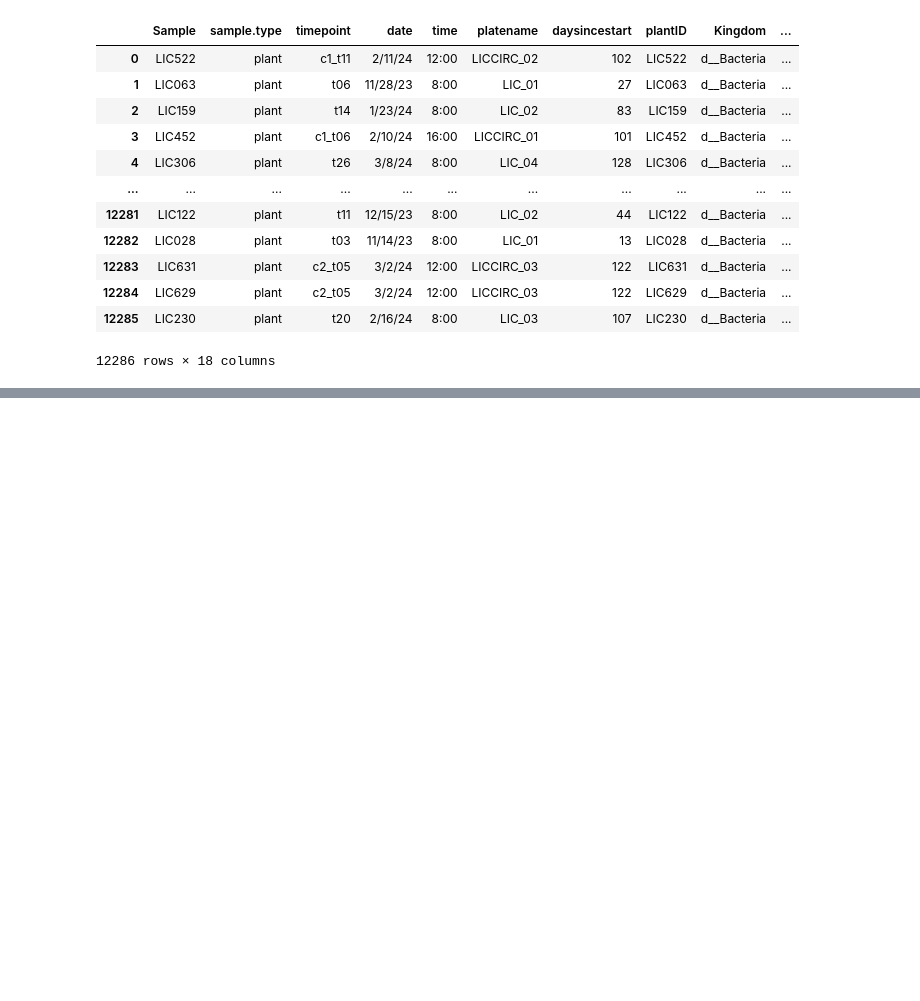
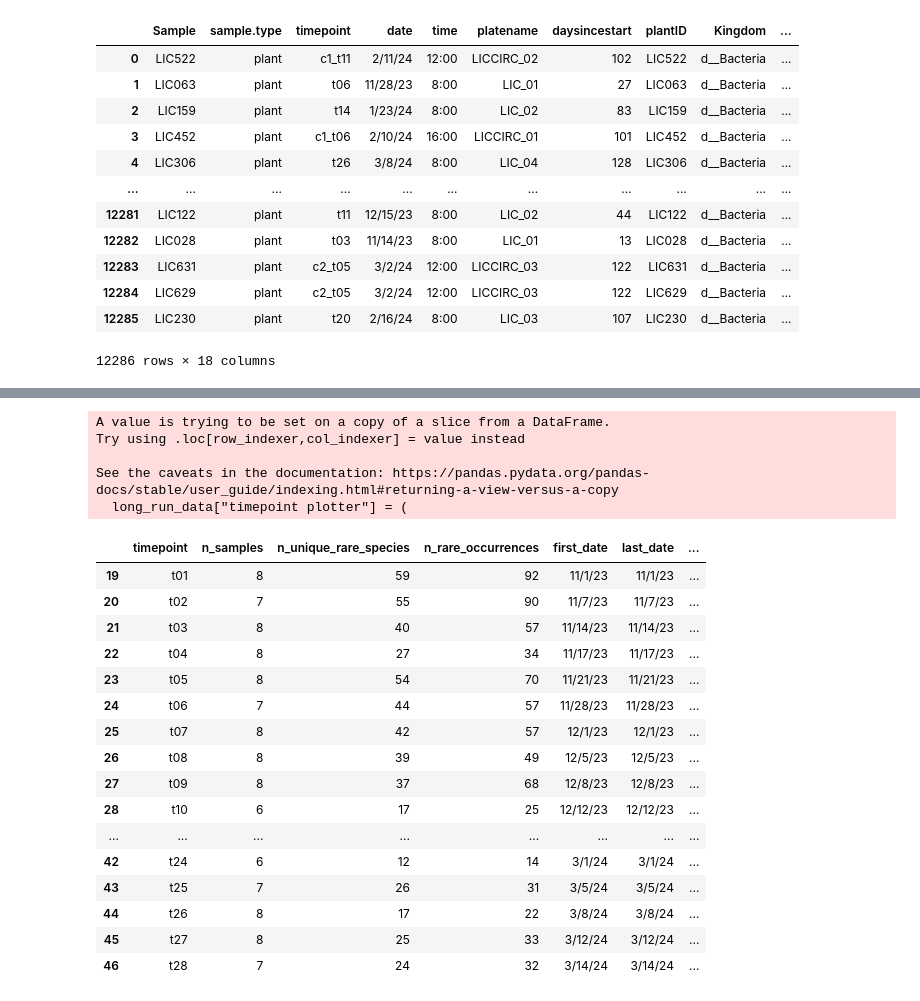
Before and after one commit to mikepassal/Outdoor_microbiome, a Jupyter notebook: Local_analysis/Analysis_post_Luke_talk/Bacterial_core_species/identify_core_species.ipynb, the cells around one changed output, grey strips where cells are left out. Saved outputs shown, nothing was run; the diff lists cells and outputs as text; code cells hidden in the pictures; blank space fills up the shorter version.

```diff
--- a/Local_analysis/Analysis_post_Luke_talk/Bacterial_core_species/identify_core_species.ipynb
+++ b/Local_analysis/Analysis_post_Luke_talk/Bacterial_core_species/identify_core_species.ipynb
@@ -45,0 +421,26 @@ long_term_microbiome
+# %%
+# Count rare species observed at each timepoint
+rare_species_set = set(rare_species["Species"].dropna().astype(str))
+
+# Filter long_term_microbiome down to rare species rows (these rows imply presence)
+rare_occurrences = long_term_microbiome.loc[
+    long_term_microbiome["Species"].astype(str).isin(rare_species_set),
+    ["sampID", "timepoint", "date", "Species", "AbundR100"],
+].copy()
+
+# Summarize by timepoint
+rare_species_by_timepoint = (
+    rare_occurrences.groupby("timepoint", dropna=False)
+    .agg(
+        n_samples=("sampID", "nunique"),
+        n_unique_rare_species=("Species", "nunique"),
+        n_rare_occurrences=("Species", "size"),
+        first_date=("date", "min"),
+        last_date=("date", "max"),
+    )
+    .reset_index()
+    .sort_values("timepoint")
+    .reset_index(drop=True)
+)
+
+rare_species_by_timepoint
@@ -45,0 +465,31 @@ long_term_microbiome
+# %%
+long_run_data = rare_species_by_timepoint.loc[
+    ~rare_species_by_timepoint["timepoint"].str.contains("_")
+]
+long_run_data["timepoint plotter"] = (
+    long_run_data["timepoint"].str.strip("t").astype(int)
+)
+long_run_data
+# %% [output]
+A value is trying to be set on a copy of a slice from a DataFrame.
+Try using .loc[row_indexer,col_indexer] = value instead
+
+See the caveats in the documentation: https://pandas.pydata.org/pandas-docs/stable/user_guide/indexing.html#returning-a-view-versus-a-copy
+  long_run_data["timepoint plotter"] = (
+|  | timepoint | n_samples | n_unique_rare_species | n_rare_occurrences | first_date | last_date | ... |
+| 19 | t01 | 8 | 59 | 92 | 11/1/23 | 11/1/23 | ... |
+| 20 | t02 | 7 | 55 | 90 | 11/7/23 | 11/7/23 | ... |
+| 21 | t03 | 8 | 40 | 57 | 11/14/23 | 11/14/23 | ... |
+| 22 | t04 | 8 | 27 | 34 | 11/17/23 | 11/17/23 | ... |
+| 23 | t05 | 8 | 54 | 70 | 11/21/23 | 11/21/23 | ... |
+| 24 | t06 | 7 | 44 | 57 | 11/28/23 | 11/28/23 | ... |
+| 25 | t07 | 8 | 42 | 57 | 12/1/23 | 12/1/23 | ... |
+| 26 | t08 | 8 | 39 | 49 | 12/5/23 | 12/5/23 | ... |
+| 27 | t09 | 8 | 37 | 68 | 12/8/23 | 12/8/23 | ... |
+| 28 | t10 | 6 | 17 | 25 | 12/12/23 | 12/12/23 | ... |
+| ... | ... | ... | ... | ... | ... | ... | ... |
+| 42 | t24 | 6 | 12 | 14 | 3/1/24 | 3/1/24 | ... |
+| 43 | t25 | 7 | 26 | 31 | 3/5/24 | 3/5/24 | ... |
+| 44 | t26 | 8 | 17 | 22 | 3/8/24 | 3/8/24 | ... |
+| 45 | t27 | 8 | 25 | 33 | 3/12/24 | 3/12/24 | ... |
+| 46 | t28 | 7 | 24 | 32 | 3/14/24 | 3/14/24 | ... |
```
Also changed, not shown: parts of 16 cells of this notebook.
